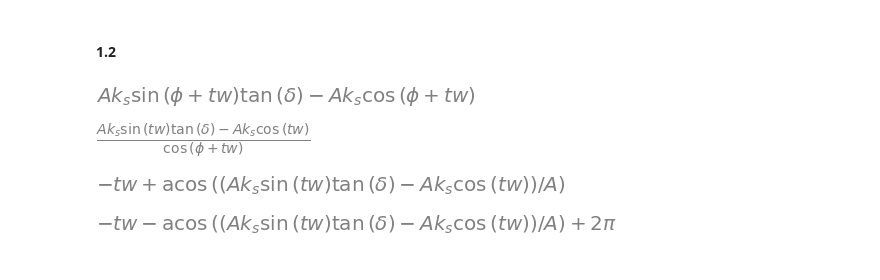
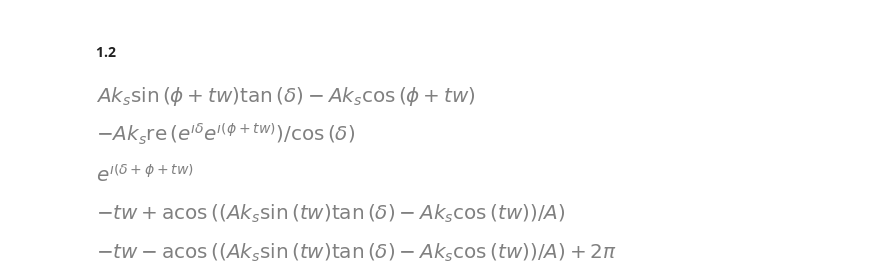
Before and after one commit to Apros7/Mat1Project, a Jupyter notebook: Aksel-leje, opgave 1.1.ipynb, the cells around one changed output. Saved outputs shown, nothing was run; the diff lists cells and outputs as text; code cells hidden in the pictures.

Commit message:
Peturs rettelser

```diff
--- a/Aksel-leje, opgave 1.1.ipynb
+++ b/Aksel-leje, opgave 1.1.ipynb
@@ -66,12 +66,16 @@ expand(re(-k*z))
 # %%
 lille_a = -A*k_s
 lille_b = A*k_s*tan(delta)
-# %%
-# løsning for store A
-A_F = A_iso[0].subs({a:lille_a,b:lille_b})
-A_F
-# %% [output]
-[figure, removed]
+# %%
+# løsning for store A
+Petur_A_F = re(-k_s*exp(I*delta)*A*exp(I*(w*t+phi))*1/(cos(delta)))
+display(Petur_A_F)
+
+# reducerer nu
+simplify(exp(I*delta)*exp(I*(w*t+phi)))
+# %% [output]
+[figure, added]
+[figure, added]
 # %%
 phi1_F = phi_iso[0].subs({a:lille_a,b:lille_b})
 phi2_F = phi_iso[1].subs({a:lille_a,b:lille_b})
```
